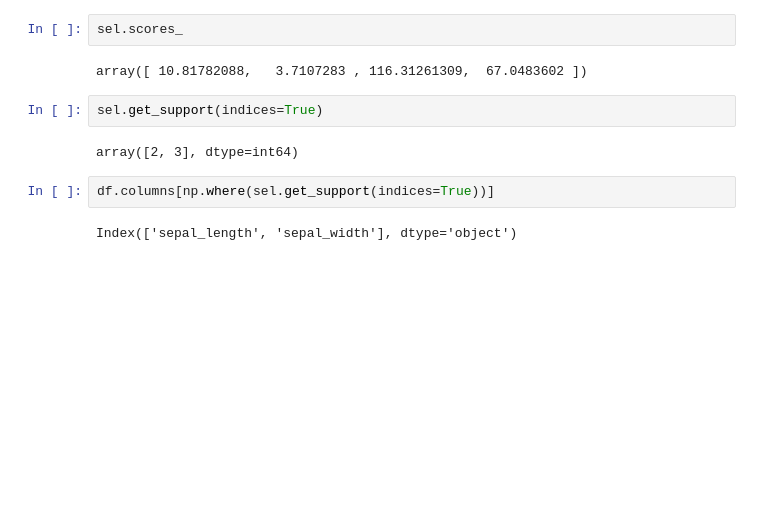
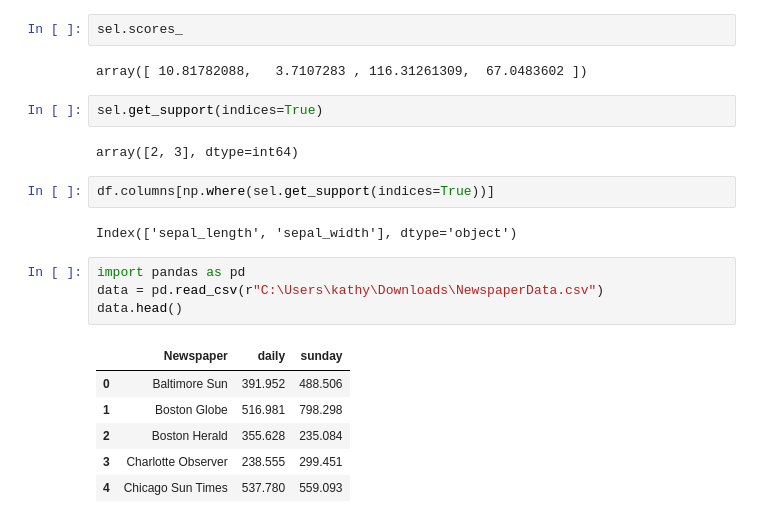
Before and after one commit to kathyayanimadas/python-basics, a Jupyter notebook: jan31.ipynb, the cells around one changed output. Saved outputs shown, nothing was run; the diff lists cells and outputs as text; blank space fills up the shorter version.

```diff
--- a/jan31.ipynb
+++ b/jan31.ipynb
@@ -137,3 +137,14 @@ array([2, 3], dtype=int64)
 df.columns[np.where(sel.get_support(indices=True))]
 # %% [output]
 Index(['sepal_length', 'sepal_width'], dtype='object')
+# %%
+import pandas as pd
+data = pd.read_csv(r"C:\Users\kathy\Downloads\NewspaperData.csv")
+data.head()
+# %% [output]
+|  | Newspaper | daily | sunday |
+| 0 | Baltimore Sun | 391.952 | 488.506 |
+| 1 | Boston Globe | 516.981 | 798.298 |
+| 2 | Boston Herald | 355.628 | 235.084 |
+| 3 | Charlotte Observer | 238.555 | 299.451 |
+| 4 | Chicago Sun Times | 537.780 | 559.093 |
```
Also changed, not shown: parts of 5 cells of this notebook.
